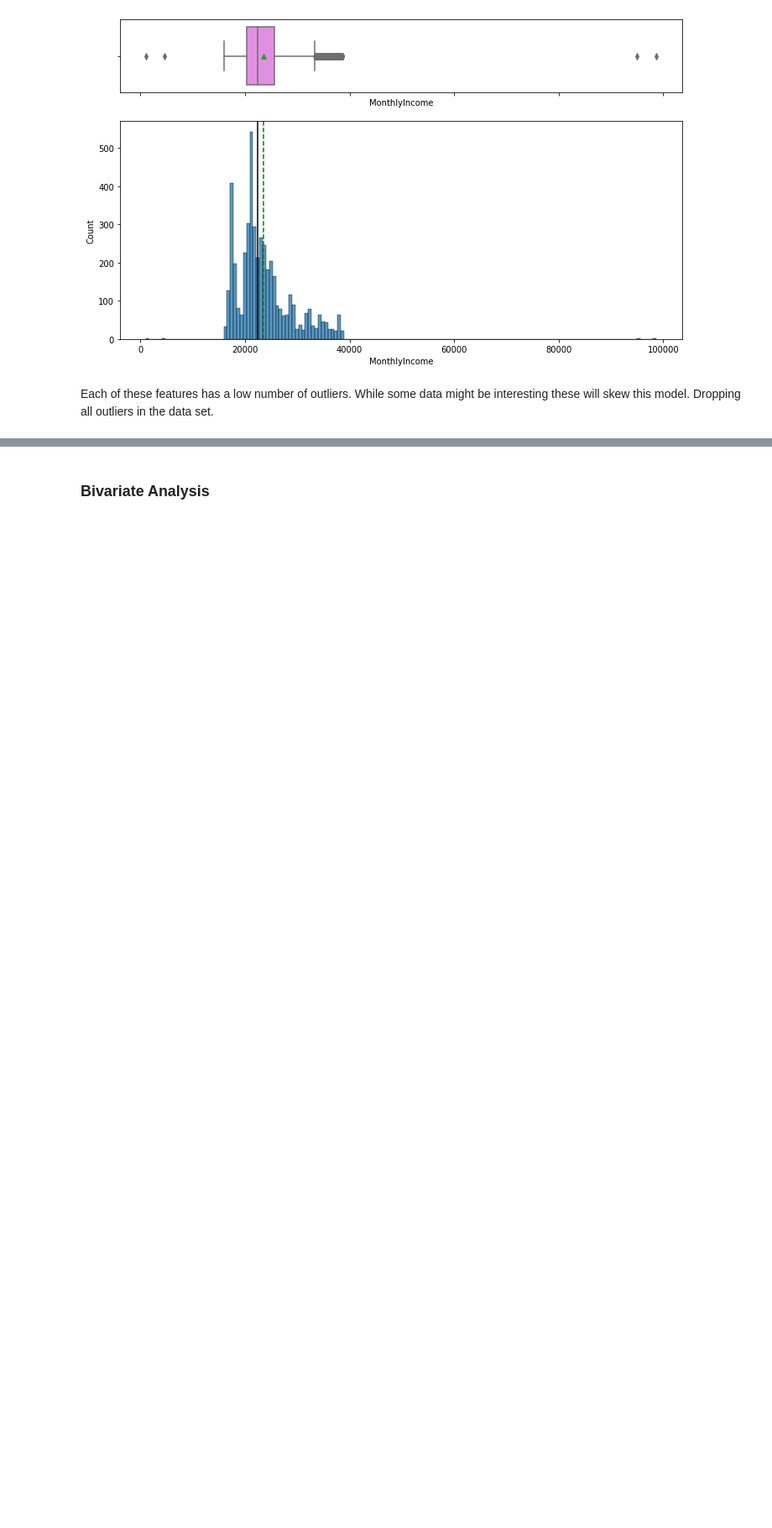
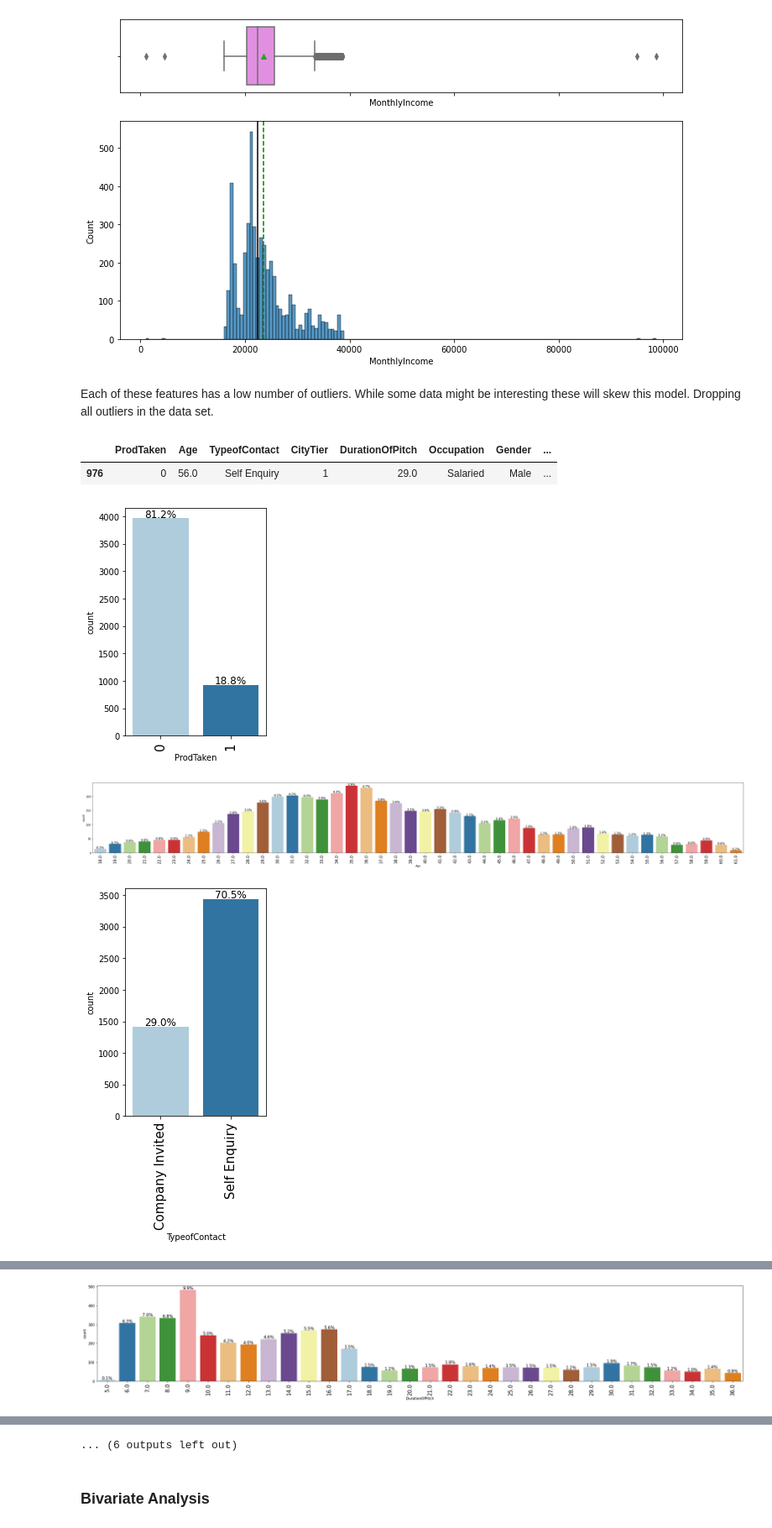
Before and after one commit to jarato123/AI-Class, a Jupyter notebook: Ensemble Techniques/ET Final Project/ET Final Project.ipynb, the cells around one changed output, grey strips where cells are left out. Shown at 84% size. Cells and saved outputs as stored; diff of their text form; code cells hidden in the pictures; blank space fills up the shorter version.

```diff
--- a/Ensemble Techniques/ET Final Project/ET Final Project.ipynb
+++ b/Ensemble Techniques/ET Final Project/ET Final Project.ipynb
@@ -398,3 +398,20 @@ Each of these features has a low number of outliers. While some data might be in
 df.drop(index=df[df.DurationOfPitch>37].index,inplace=True)
 df.drop(index=df[(df.MonthlyIncome>40000) | (df.MonthlyIncome<12000)].index,inplace=True)
 df.drop(index=df[df.NumberOfChildrenVisiting>8].index,inplace=True)
+# %%
+df.sample()
+# %% [output]
+|  | ProdTaken | Age | TypeofContact | CityTier | DurationOfPitch | Occupation | Gender | ... |
+| 976 | 0 | 56.0 | Self Enquiry | 1 | 29.0 | Salaried | Male | ... |
+# %%
+# function to print barplots for all features
+
+plots = df.copy()
+plots.drop(columns='MonthlyIncome', axis = 1, inplace=True)
+
+for i in plots:
+    labeled_barplot(plots, i, perc=True)
+# %% [output]
+[figure, added]
+[figure, added]
+[figure, added]
@@ -400,0 +419 @@ df.drop(index=df[df.NumberOfChildrenVisiting>8].index,inplace=True)
+[figure, added]
@@ -401,3 +427,4 @@ df.drop(index=df[df.NumberOfChildrenVisiting>8].index,inplace=True)
+... (6 outputs left out)
 # %% [markdown]
 ### Bivariate Analysis
 # %%
```
Also changed, not shown: parts of 11 cells of this notebook.
